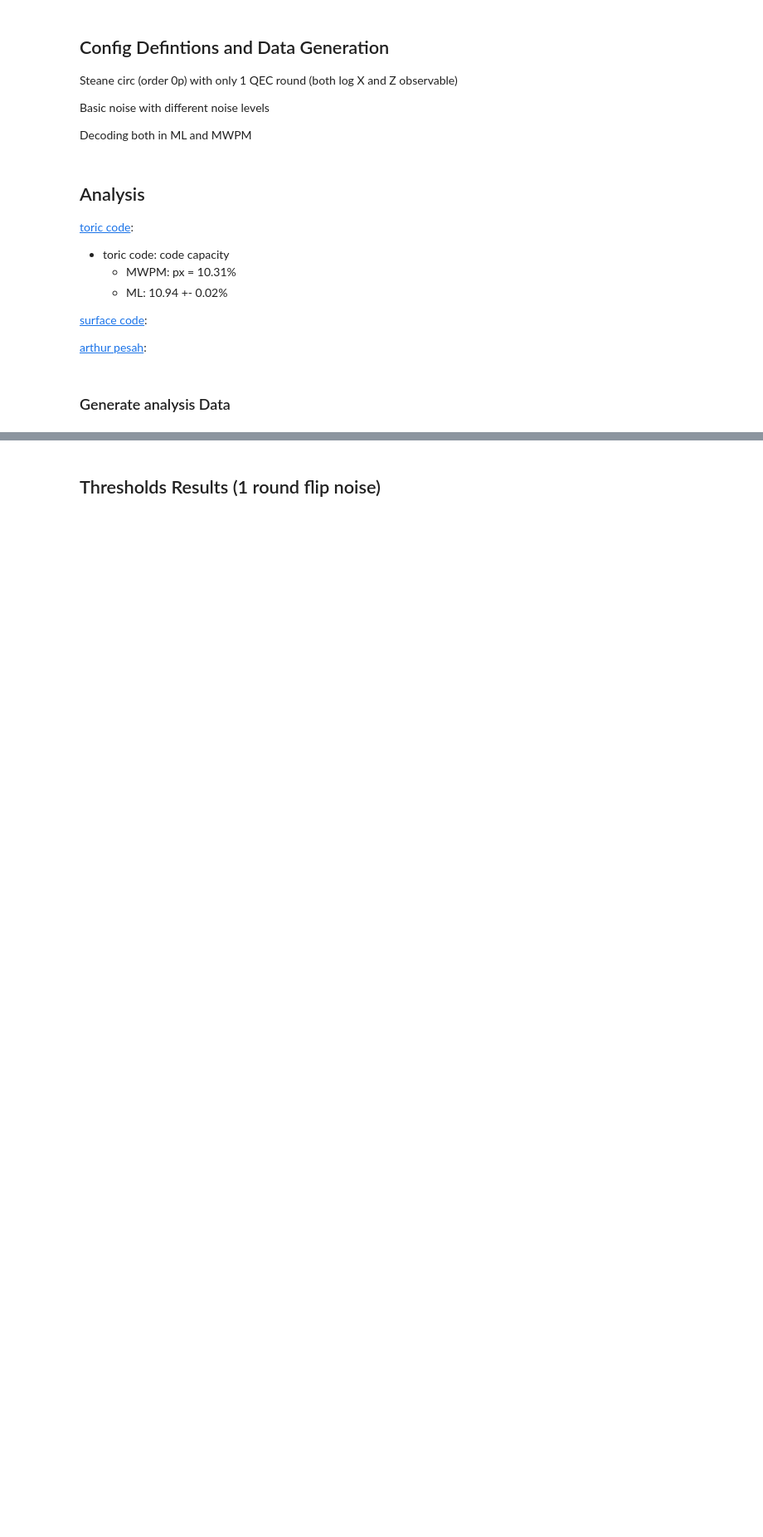
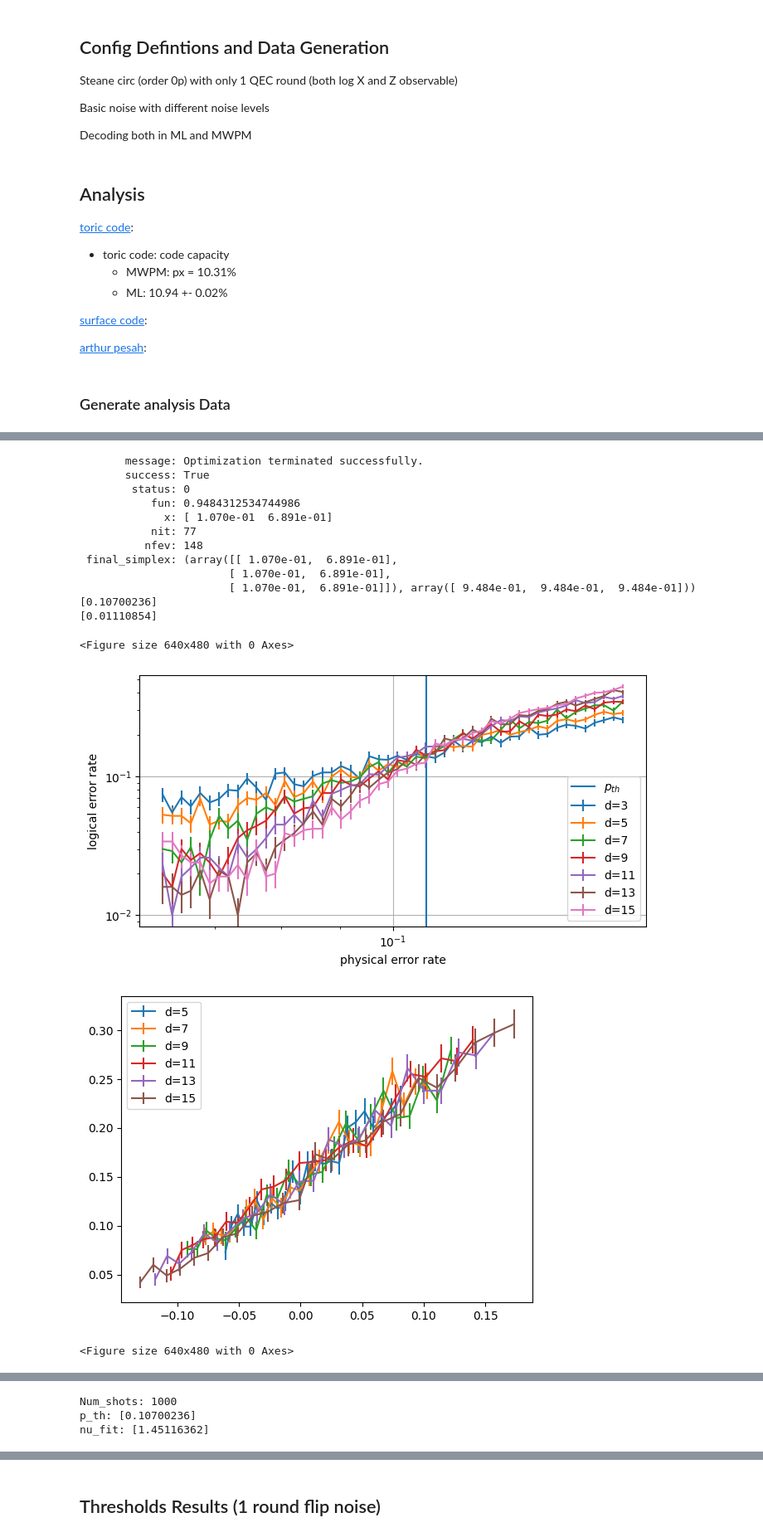
Before and after one commit to leonardlux/MasterArbeit, a Jupyter notebook: code/result_basic_noise.ipynb, the cells around one changed output, grey strips where cells are left out. Shown at 83% size. Drawn from its saved outputs; the diff is of its cells as text; code cells hidden in the pictures; blank space fills up the shorter version.

```diff
--- a/code/result_basic_noise.ipynb
+++ b/code/result_basic_noise.ipynb
@@ -306,15 +328,28 @@ results_ML_Z = result
 # %%
-folder_name = r_folder_name_ML_X
-g_pth = g_pth_ml
-
+# ML X
 result = analysis_pipeline(
-    folder_name = folder_name,
-    guess_pth = [g_pth],
-    guess_nu = [g_nu],
-    min_distance= min_distance,
-    p_window = p_window,
+    folder_path=    r_folder_path_ML_X,
+    guess_pth =     g_pth_ml,
+    guess_nu =      g_nu,
+    min_distance=   min_distance,
+    p_window =      p_window,
     )
 
-print(result["p_th"])
-print(result["nu_fit"])
 results_ML_X = result
+# %% [output]
+       message: Optimization terminated successfully.
+       success: True
+        status: 0
+           fun: 0.9484312534744986
+             x: [ 1.070e-01  6.891e-01]
+           nit: 77
+          nfev: 148
+ final_simplex: (array([[ 1.070e-01,  6.891e-01],
+                       [ 1.070e-01,  6.891e-01],
+                       [ 1.070e-01,  6.891e-01]]), array([ 9.484e-01,  9.484e-01,  9.484e-01]))
+[0.10700236]
+[0.01110854]
+<Figure size 640x480 with 0 Axes>
+[figure, added]
+[figure, added]
+<Figure size 640x480 with 0 Axes>
@@ -320,0 +357,3 @@ results_ML_X = result
+Num_shots: 1000
+p_th: [0.10700236]
+nu_fit: [1.45116362]
```
Also changed, not shown: parts of 23 cells of this notebook, 5 other files.
